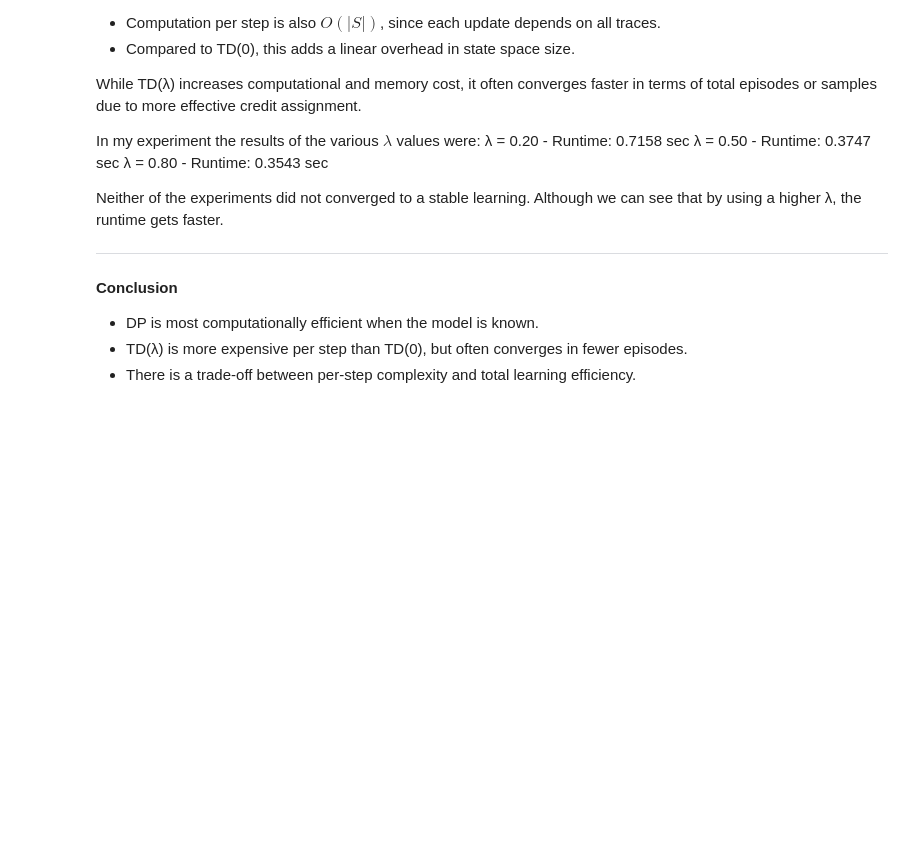
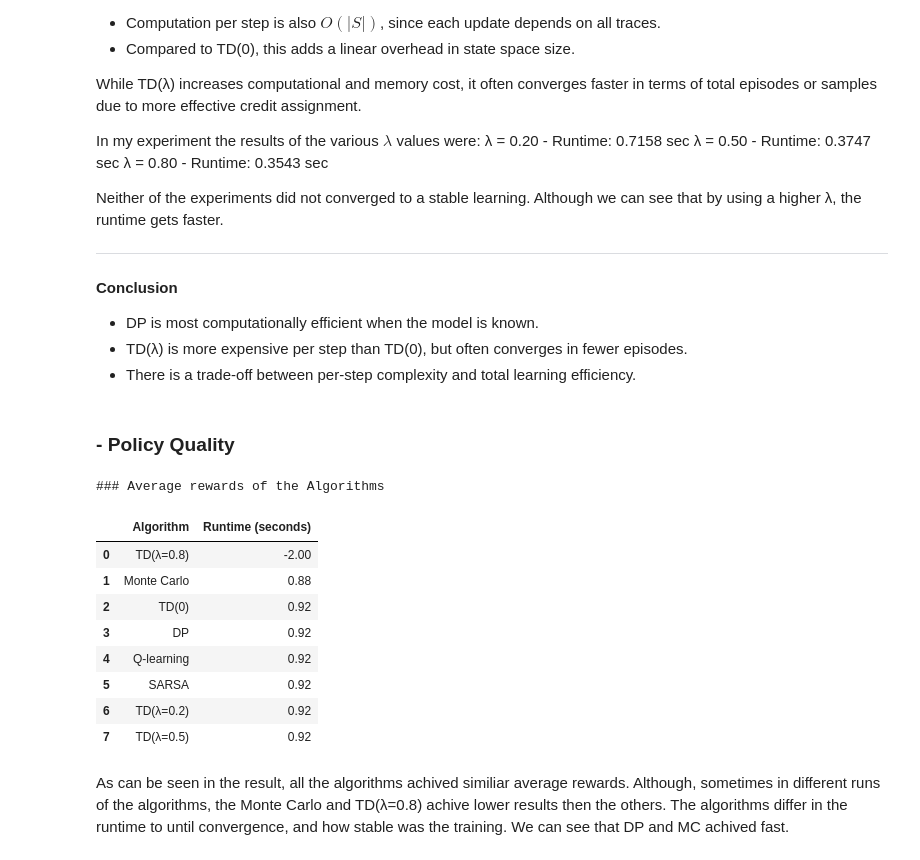
Before and after one commit to nivco12/RL-assingement-2, a Jupyter notebook: RL_HW2.ipynb, the cells around one changed output. Cells and saved outputs as stored; diff of their text form; code cells hidden in the pictures; blank space fills up the shorter version.

```diff
--- a/RL_HW2.ipynb
+++ b/RL_HW2.ipynb
@@ -779,3 +806,20 @@ by using a higher λ, the runtime gets faster.
 - DP is most computationally efficient when the model is known.
 - TD(λ) is more expensive per step than TD(0), but often converges in fewer episodes.
 - There is a trade-off between per-step complexity and total learning efficiency.
+# %% [markdown]
+### - Policy Quality
+# %%
+show_avg_reward_table(avg_reward_dp, avg_reward_mc, avg_reward_td0, avg_reward_q, avg_reward_sarsa, avg_rewards_td_lambda)
+# %% [output]
+### Average rewards of the Algorithms
+|  | Algorithm | Runtime (seconds) |
+| 0 | TD(λ=0.8) | -2.00 |
+| 1 | Monte Carlo | 0.88 |
+| 2 | TD(0) | 0.92 |
+| 3 | DP | 0.92 |
+| 4 | Q-learning | 0.92 |
+| 5 | SARSA | 0.92 |
+| 6 | TD(λ=0.2) | 0.92 |
+| 7 | TD(λ=0.5) | 0.92 |
+# %% [markdown]
+As can be seen in the result, all the algorithms achived similiar average rewards. Although, sometimes in different runs of the algorithms, the Monte Carlo and TD(λ=0.8) achive lower results then the others. The algorithms differ in the runtime to until convergence, and how stable was the training. We can see that DP and MC achived fast.
```
Also changed, not shown: parts of 17 cells of this notebook, 2 other files.
